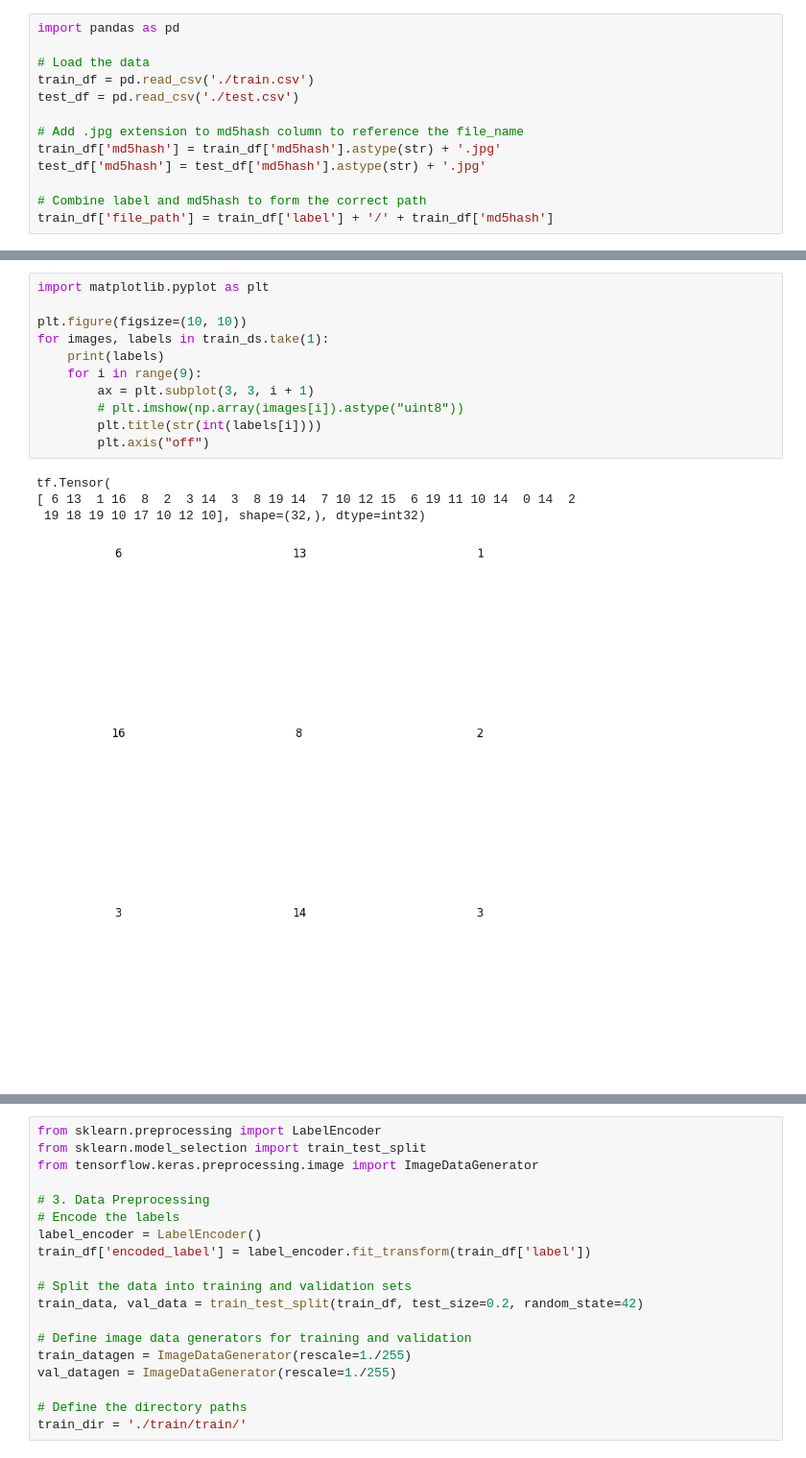
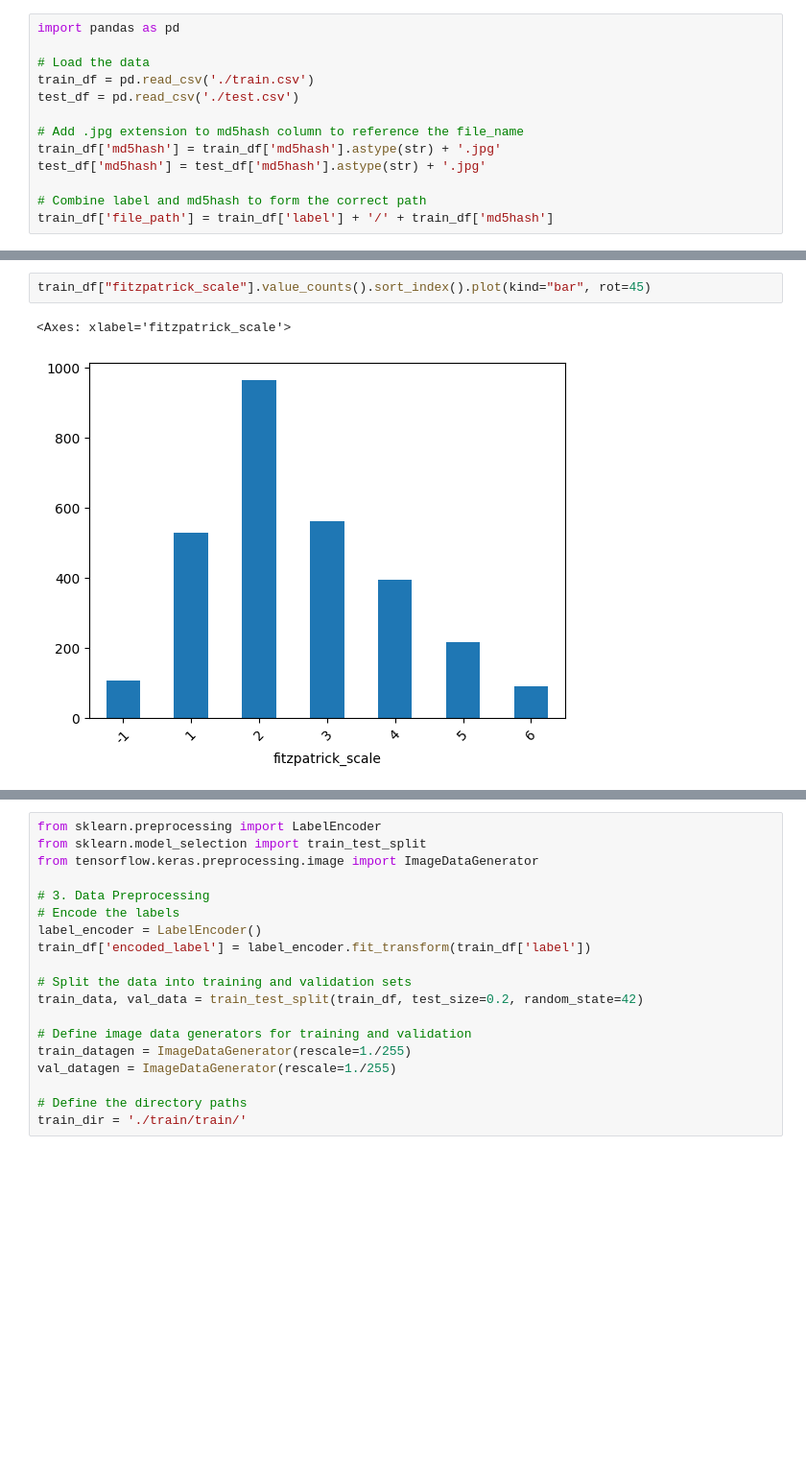
Before and after one commit to wwidjaja0/ucla-ajl-7, a Jupyter notebook: UCLA_AJL_Team_7.ipynb, the cells around one changed output, grey strips where cells are left out. Shown at 96% size. Cells and saved outputs as stored; diff of their text form; blank space fills up the shorter version.

```diff
--- a/UCLA_AJL_Team_7.ipynb
+++ b/UCLA_AJL_Team_7.ipynb
@@ -140,16 +81,5 @@ Using 572 files for validation.
-# %%
-import matplotlib.pyplot as plt
-
-plt.figure(figsize=(10, 10))
-for images, labels in train_ds.take(1):
-    print(labels)
-    for i in range(9):
-        ax = plt.subplot(3, 3, i + 1)
-        # plt.imshow(np.array(images[i]).astype("uint8"))
-        plt.title(str(int(labels[i])))
-        plt.axis("off")
-# %% [output]
-tf.Tensor(
-[ 6 13  1 16  8  2  3 14  3  8 19 14  7 10 12 15  6 19 11 10 14  0 14  2
- 19 18 19 10 17 10 12 10], shape=(32,), dtype=int32)
-[figure, removed]
+# %%
+train_df["fitzpatrick_scale"].value_counts().sort_index().plot(kind="bar", rot=45)
+# %% [output]
+<Axes: xlabel='fitzpatrick_scale'>
+[figure, added]
```
Also changed, not shown: parts of 30 cells of this notebook.
